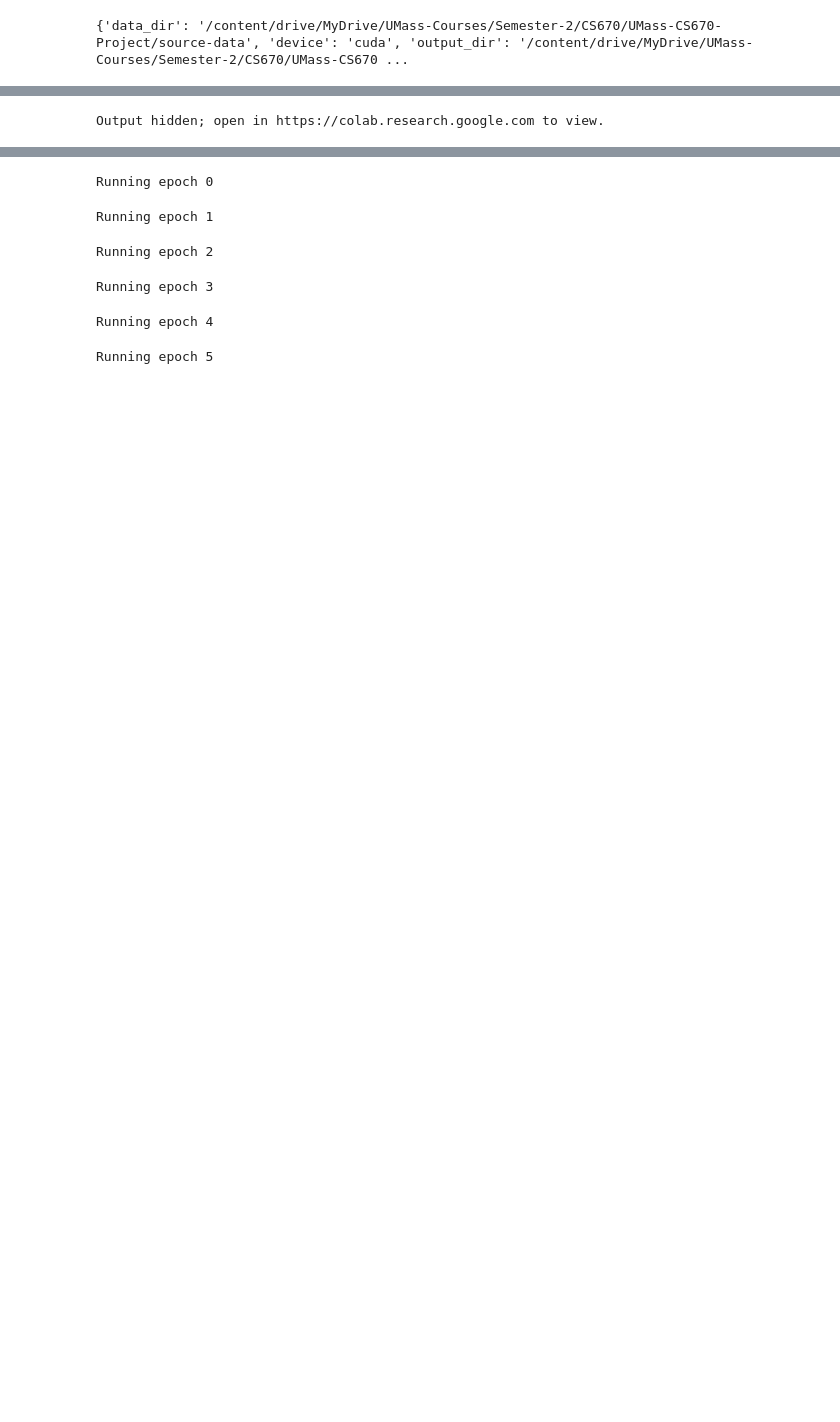
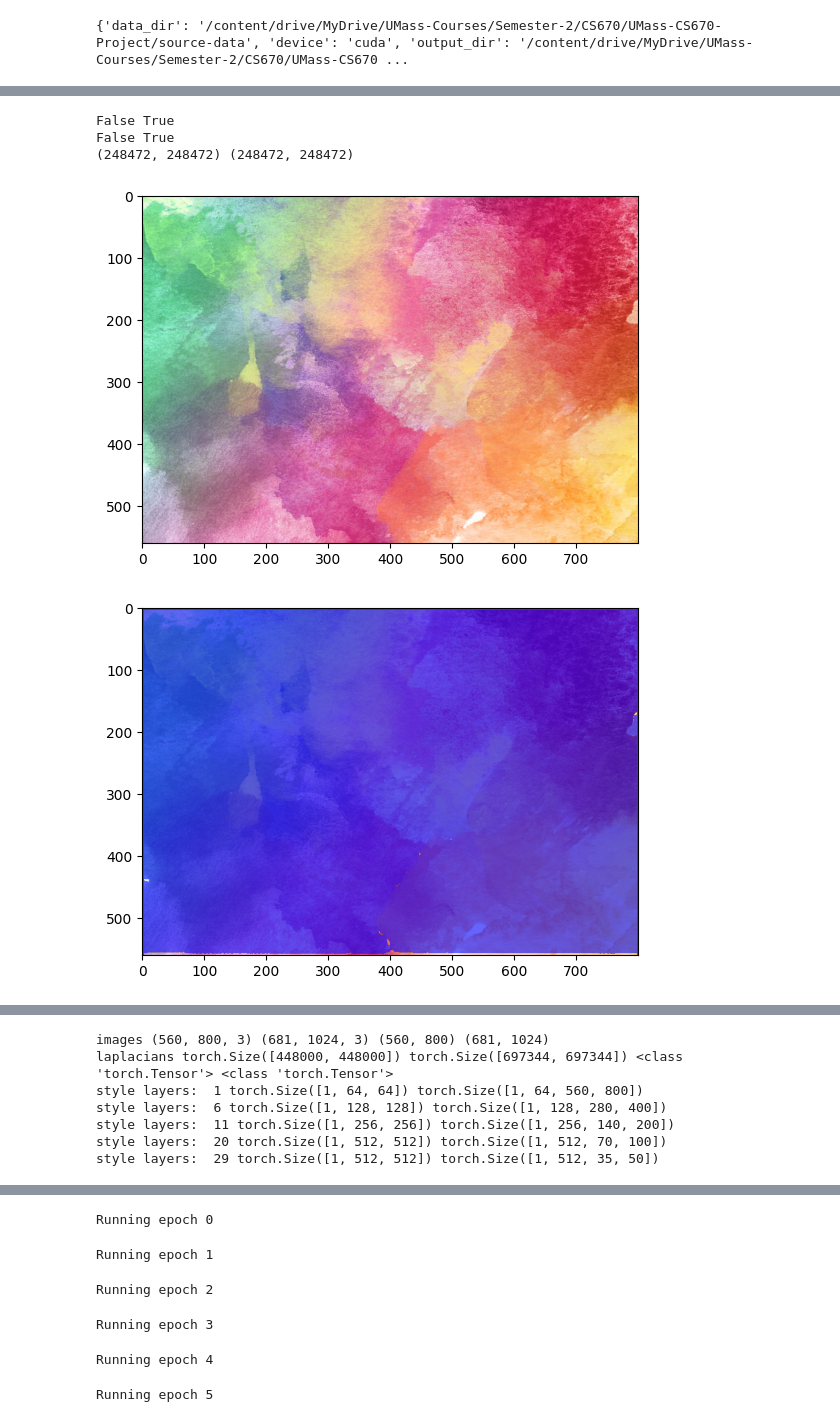
Before and after one commit to VinitraMk/UMass-CS670-Project, a Jupyter notebook: Index.ipynb, the cells around one changed output, grey strips where cells are left out. Saved outputs shown, nothing was run; the diff lists cells and outputs as text; code cells hidden in the pictures; blank space fills up the shorter version.

```diff
--- a/Index.ipynb
+++ b/Index.ipynb
@@ -158,27 +131,0 @@ plt.show()
-# %%
-# sam mask for style image
-
-image_rgb = np.array(Image.open('./source-data/Textures/grass-field.jpg'))
-plt.imshow(image_rgb)
-plt.show()
-mask_predictor = SamPredictor(sam)
-mask_predictor.set_image(image_rgb)
-w, h, _ = image_rgb.shape
-#print(image_rgb.shape)
-
-# Predict mask with bounding box prompt
-bbox_prompt = np.array([0, 0, h, w])
-masks, scores, logits = mask_predictor.predict(
-box=bbox_prompt,
-multimask_output=False
-)
-
-
-# Plot the bounding box prompt and predicted mask
-plt.imshow(image_rgb)
-show_mask(masks[0], plt.gca())
-show_box(bbox_prompt, plt.gca())
-plt.show()
-
-plt.imshow(masks[0], cmap='binary')
-plt.show()
@@ -188,0 +132,15 @@ plt.show()
+# %%
+# testing image matting
+
+from common.closed_form_matting import closed_form_matting_with_mask
+
+print(style_mask.min(), style_mask.max())
+print(content_mask.min(), content_mask.max())
+Ms = closed_form_matting_with_mask(style_image_rgb, style_mask)
+Mc = closed_form_matting_with_mask(content_image_rgb, content_mask)
+
+print(Ms.shape, Ms.shape)
+# %% [output]
+False True
+False True
+(248472, 248472) (248472, 248472)
@@ -245,31 +484,33 @@ for texture in selected_textures:
     args = parser.parse_args(args=[])
 
     style_img = read_image(f'./source-data/Textures/{texture}.jpg')
     #img = read_image('./source-data/Mini-Set/bgm-bird-1.jpg')
     #print(img.size())
     #layer_visualizer(img, args)
 
     run_style_transfer_pipeline(args, texture, param_dict[texture]['style_weights'], last_run)
 '''
 
 parser = argparse.ArgumentParser()
 parser.add_argument('--batch_size', type = int, default = 1)
 parser.add_argument('--model_name', type=str, default='vgg')
 parser.add_argument('--lr', type=float, default=0.05)
 parser.add_argument('--max_iter', type=int, default=200)
 args = parser.parse_args(args=[])
 
 style_img = read_image(f'./source-data/Textures/vibrant-1.jpg')
 img = read_image('./source-data/Mini-Set/bgm-bird-1.jpg')
-img = img[None, :]
+#img = img[None, :]
 #print(img.size())
 #layer_visualizer(img, args)
 #layer_visualizer(style_img, args)
 style_layers = [1, 6, 11, 20, 29] #[2]
 #style_layers = [0, 2, 5, 14, 23]
 content_layer = 20
 style_weights = [1e2] * 5 #[1.5]*5
 content_weight = 5 #1e-4 #1
 total_variance_weight = 1e-3 #1e-5 4
 style_transfer(img, style_img, style_layers, content_layer, content_weight, style_weights, total_variance_weight, args)
 # %% [output]
+[figure, added]
+[figure, added]
@@ -276,4 +521,10 @@ style_transfer(img, style_img, style_layers, content_layer, content_weight, styl
-Output hidden; open in https://colab.research.google.com to view.
+images (560, 800, 3) (681, 1024, 3) (560, 800) (681, 1024)
+laplacians torch.Size([448000, 448000]) torch.Size([697344, 697344]) <class 'torch.Tensor'> <class 'torch.Tensor'>
+style layers:  1 torch.Size([1, 64, 64]) torch.Size([1, 64, 560, 800])
+style layers:  6 torch.Size([1, 128, 128]) torch.Size([1, 128, 280, 400])
+style layers:  11 torch.Size([1, 256, 256]) torch.Size([1, 256, 140, 200])
+style layers:  20 torch.Size([1, 512, 512]) torch.Size([1, 512, 70, 100])
+style layers:  29 torch.Size([1, 512, 512]) torch.Size([1, 512, 35, 50])
 # %%
 from models.custom_models import get_model
 from common.utils import load_model, init_config
```
Also changed, not shown: parts of 9 cells of this notebook, 2 other files.
